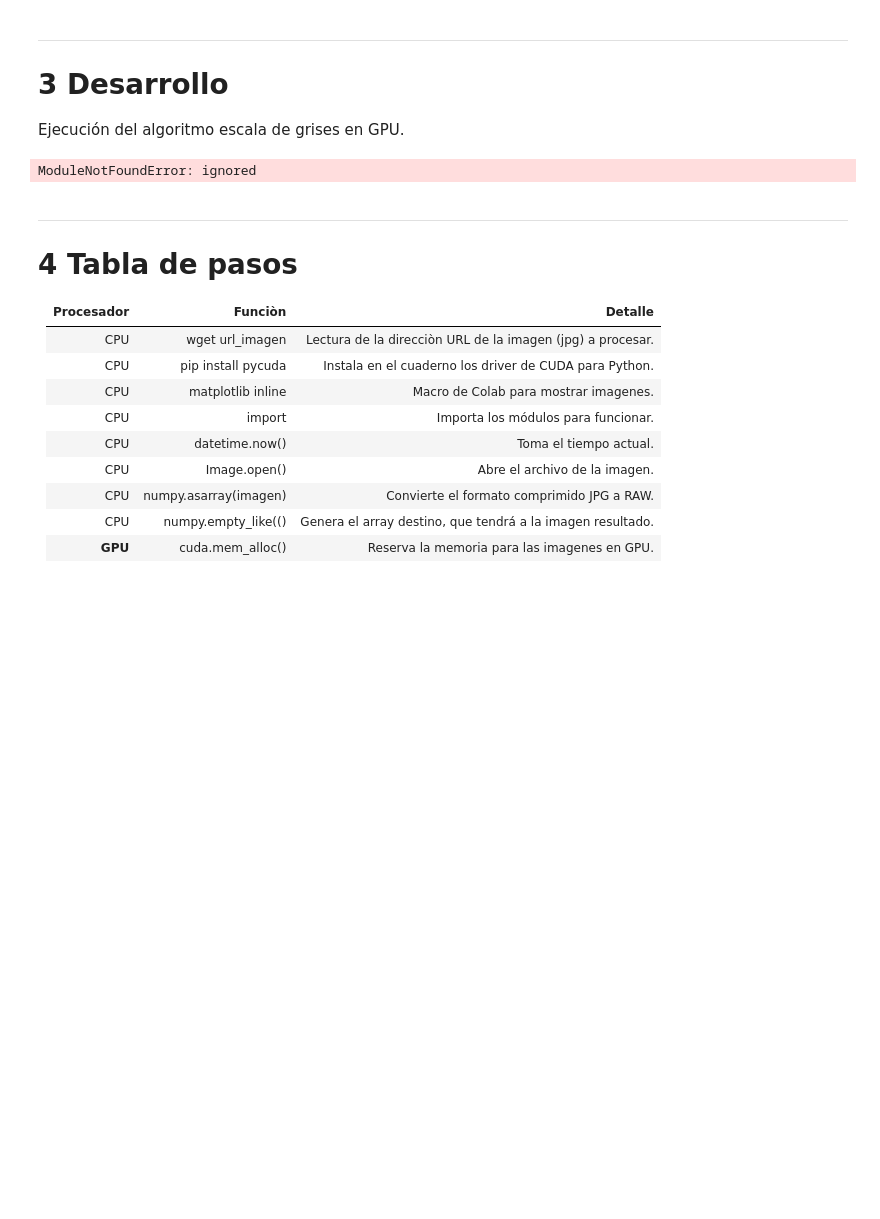
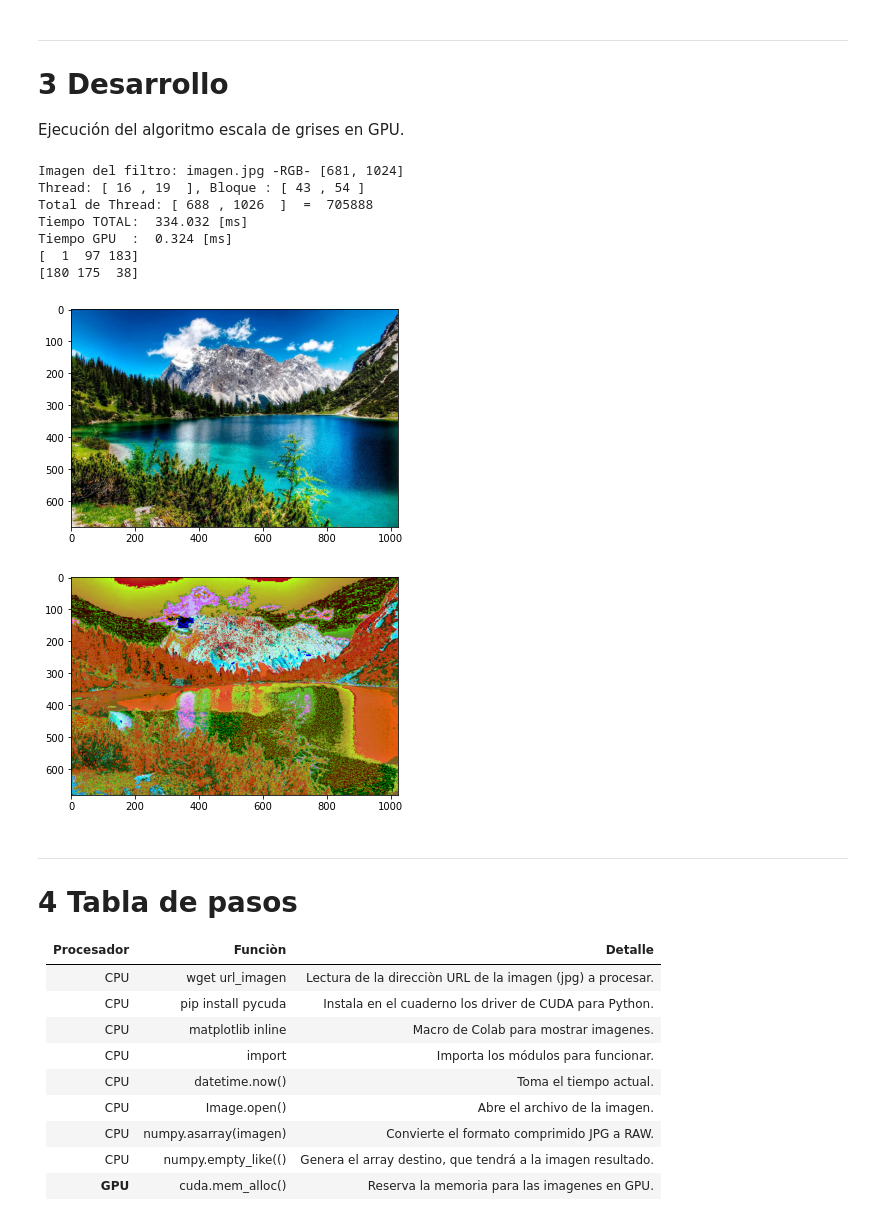
Before and after one commit to ZabalaGaston/HPC, a Jupyter notebook: Zabala_Gaston_ejercicio_2_GPU.ipynb, the cells around one changed output. Saved outputs shown, nothing was run; the diff lists cells and outputs as text; code cells hidden in the pictures; blank space fills up the shorter version.

```diff
--- a/Zabala_Gaston_ejercicio_2_GPU.ipynb
+++ b/Zabala_Gaston_ejercicio_2_GPU.ipynb
@@ -98,24 +98,21 @@ __global__ void kernel_img( int ancho, int alto, char *img_O, char *img_R )
   // Calculo las coordenadas del Thread en dos dimensiones.
   int idx = threadIdx.x + blockIdx.x*blockDim.x;
   int idy = threadIdx.y + blockIdx.y*blockDim.y;
-  float fGris = 0.0;
+
   float max, diferencia,h,s,v;
-  char r,g,b,min;
-  int i;
+  float r,g,b,min;
 
   // Verifico que los Thread, esten dentro de las dimensiones de la imagen.
   if( idx < ancho && idy < alto )
   {
-    r = img_O[(idx+(idy*ancho))*3];
-    g = img_O[((idx+(idy*ancho))*3)+1];
-    b = img_O[((idx+(idy*ancho))*3)+2];
+    r = (float) img_O[(idx+(idy*ancho))*3] / 255.0;
+    g = (float) img_O[((idx+(idy*ancho))*3)+1] / 255.0;
+    b = (float) img_O[((idx+(idy*ancho))*3)+2] / 255.0;
 
-    //r = 1.0;
-    //g = 97.0;
-    //b = 183.0;
-
-    if( r < g  && r < b )
+    if( r < g &&  r < b )
+    {
       min = r;
+    }
     else {
       if( g <  b ) {
         min = g;
@@ -158,9 +155,9 @@ __global__ void kernel_img( int ancho, int alto, char *img_O, char *img_R )
     //fGris +=(float)img_O[((idx+(idy*ancho))*3)+2]*0.11;   // Componente Azul del pixel.
 
     // Escribo el color del pixel.
-    img_R[(idx+(idy*ancho))*3  ] = (char) min;
-    img_R[(idx+(idy*ancho))*3+1] = (char) s;
-    img_R[(idx+(idy*ancho))*3+2] = (char) v;
+    img_R[(idx+(idy*ancho))*3  ] =  h;
+    img_R[(idx+(idy*ancho))*3+1] =  s;
+    img_R[(idx+(idy*ancho))*3+2] =  v;
   }
 }
 """)
@@ -179,34 +176,42 @@ dim_bloque_x = numpy.int( (img_ancho+dim_hilo_x-1) / dim_hilo_x )
 dim_hilo_y = 19
 dim_bloque_y = numpy.int( (img_alto+dim_hilo_y-1) / dim_hilo_y )
 
 print( "Thread: [", dim_hilo_x, ",", dim_hilo_y, " ], Bloque : [", dim_bloque_x, ",", dim_bloque_y, "]" )
 print( "Total de Thread: [", dim_hilo_x*dim_bloque_x, ",", dim_hilo_y*dim_bloque_y, " ]", " = ", dim_hilo_x*dim_bloque_x*dim_hilo_y*dim_bloque_y )
 
 tiempo_img = datetime.now()
 
 kernel( numpy.int32(img_ancho), numpy.int32(img_alto), img_O_gpu, img_R_gpu, block=( dim_hilo_x, dim_hilo_y, 1 ), grid=(dim_bloque_x, dim_bloque_y,1) )
 
 tiempo_img = datetime.now() - tiempo_img
 
 # GPU - Copio el resultado desde la memoria GPU.
 cuda.memcpy_dtoh( img_R_cpu, img_R_gpu )
 
 # Muestro la imagen Original el filtro.
 plt.figure()
 imgplot=plt.imshow( img_O_cpu )
 
 # Muestro la imagen luego de aplicarle el filtro.
 plt.figure()
 imgplot=plt.imshow( img_R_cpu )
 
 tiempo_total = datetime.now() - tiempo_total
 
 print("Tiempo TOTAL: ", tiempo_en_ms( tiempo_total ), "[ms]" )
 print("Tiempo GPU  : ", tiempo_en_ms( tiempo_img ), "[ms]" )
 print(img_O_cpu[1][1])
 print(img_R_cpu[1][1])
 # %% [output]
-ModuleNotFoundError: ignored
+Imagen del filtro: imagen.jpg -RGB- [681, 1024]
+Thread: [ 16 , 19  ], Bloque : [ 43 , 54 ]
+Total de Thread: [ 688 , 1026  ]  =  705888
+Tiempo TOTAL:  334.032 [ms]
+Tiempo GPU  :  0.324 [ms]
+[  1  97 183]
+[180 175  38]
+[figure, added]
+[figure, added]
 # %% [markdown]
 ---
 # 4 Tabla de pasos
```
Also changed, not shown: parts of 1 cell of this notebook.
